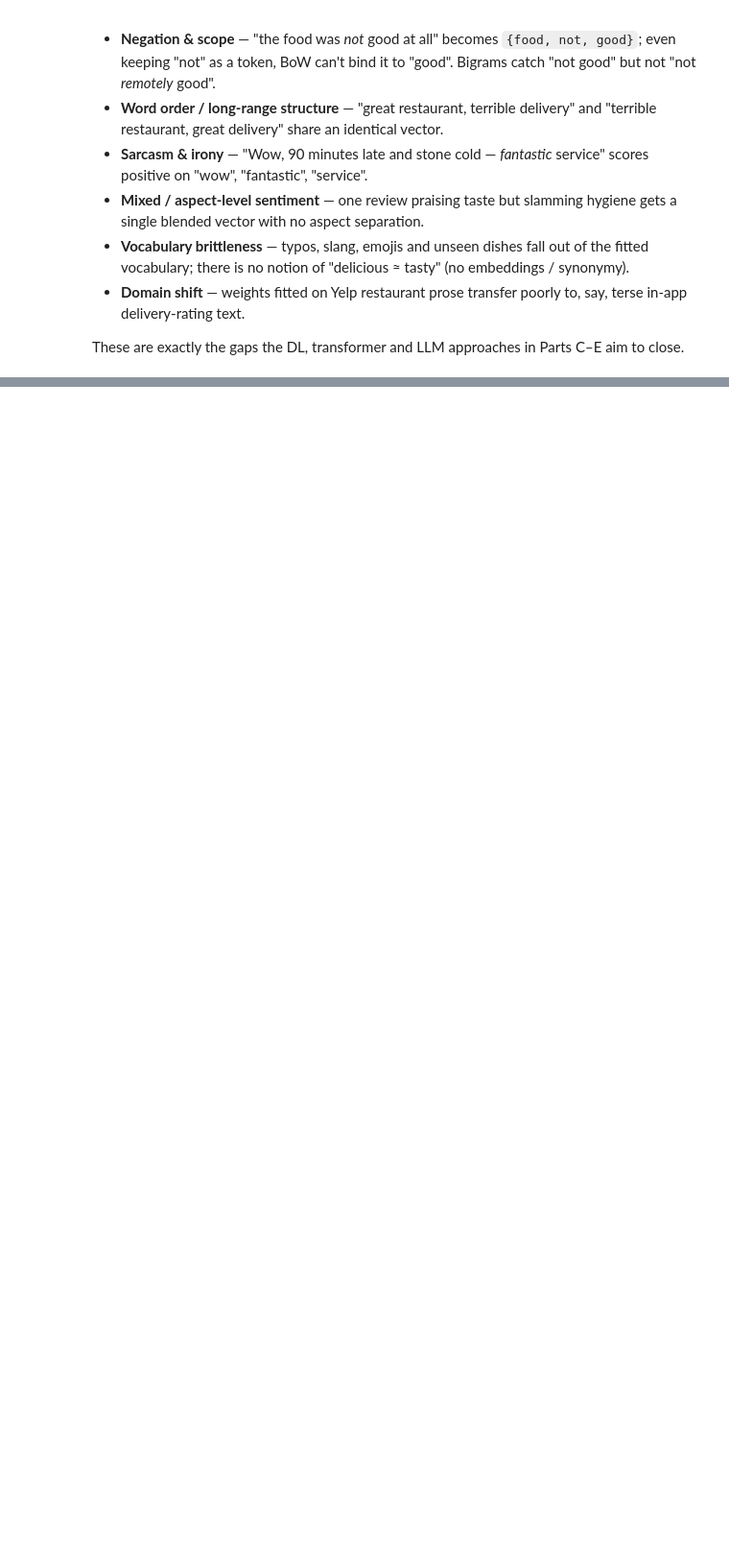
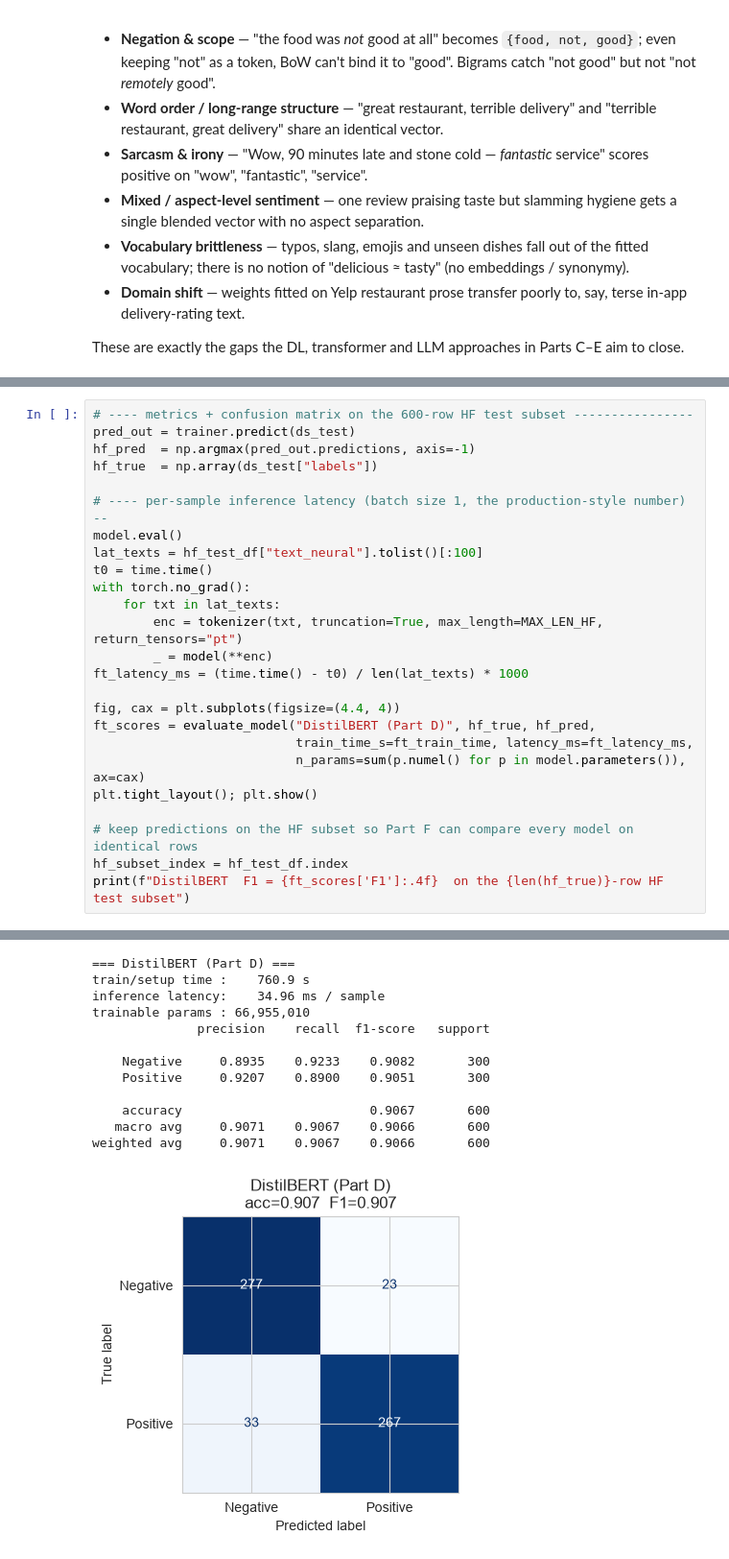
Before and after one commit to Alchemist-evo/nlp_application, a Jupyter notebook: PS4_Group86_NLP_SentimentAnalysis_Assignment.ipynb, the cells around one changed output, grey strips where cells are left out. Shown at 96% size. Cells and saved outputs as stored; diff of their text form; blank space fills up the shorter version.

```diff
--- a/PS4_Group86_NLP_SentimentAnalysis_Assignment.ipynb
+++ b/PS4_Group86_NLP_SentimentAnalysis_Assignment.ipynb
@@ -685,0 +815,26 @@ your results.
+# %%
+# ---- metrics + confusion matrix on the 600-row HF test subset ----------------
+pred_out = trainer.predict(ds_test)
+hf_pred  = np.argmax(pred_out.predictions, axis=-1)
+hf_true  = np.array(ds_test["labels"])
+
+# ---- per-sample inference latency (batch size 1, the production-style number) --
+model.eval()
+lat_texts = hf_test_df["text_neural"].tolist()[:100]
+t0 = time.time()
+with torch.no_grad():
+    for txt in lat_texts:
+        enc = tokenizer(txt, truncation=True, max_length=MAX_LEN_HF, return_tensors="pt")
+        _ = model(**enc)
+ft_latency_ms = (time.time() - t0) / len(lat_texts) * 1000
+
+fig, cax = plt.subplots(figsize=(4.4, 4))
+ft_scores = evaluate_model("DistilBERT (Part D)", hf_true, hf_pred,
+                           train_time_s=ft_train_time, latency_ms=ft_latency_ms,
+                           n_params=sum(p.numel() for p in model.parameters()), ax=cax)
+plt.tight_layout(); plt.show()
+
+# keep predictions on the HF subset so Part F can compare every model on identical rows
+hf_subset_index = hf_test_df.index
+print(f"DistilBERT  F1 = {ft_scores['F1']:.4f}  on the {len(hf_true)}-row HF test subset")
+# %% [output]
@@ -685,0 +842,13 @@ your results.
+=== DistilBERT (Part D) ===
+train/setup time :    760.9 s
+inference latency:    34.96 ms / sample
+trainable params : 66,955,010
+              precision    recall  f1-score   support
+
+    Negative     0.8935    0.9233    0.9082       300
+    Positive     0.9207    0.8900    0.9051       300
+
+    accuracy                         0.9067       600
+   macro avg     0.9071    0.9067    0.9066       600
+weighted avg     0.9071    0.9067    0.9066       600
+[figure, added]
```
Also changed, not shown: parts of 44 cells of this notebook.
